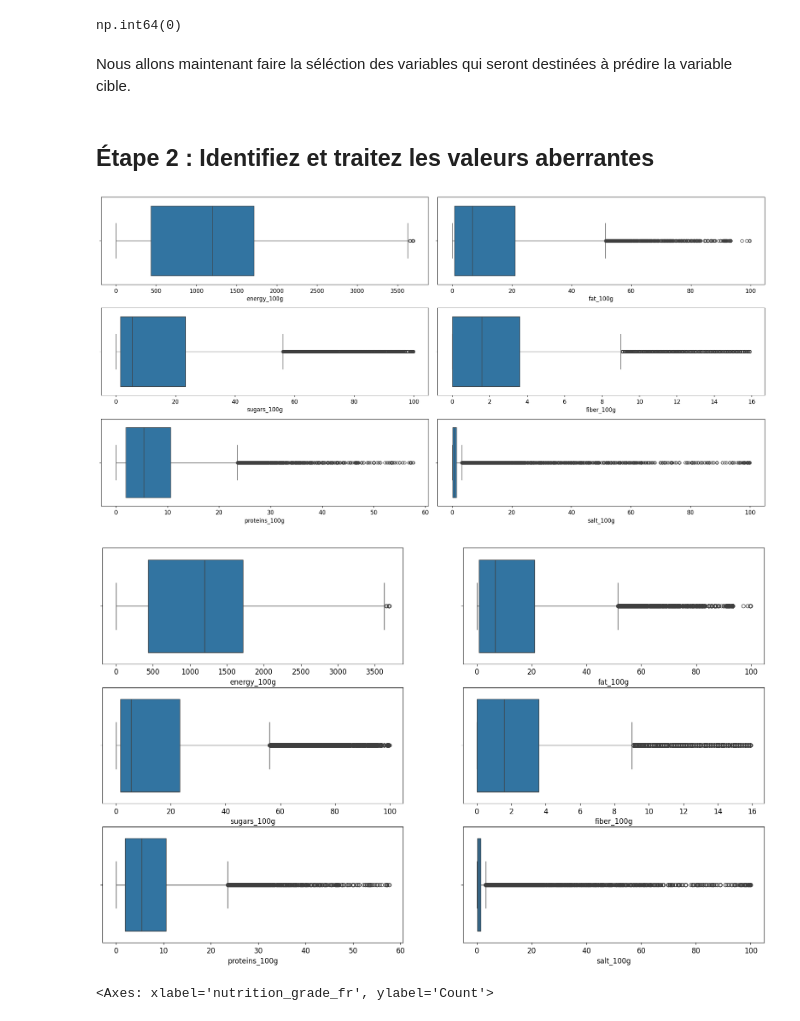
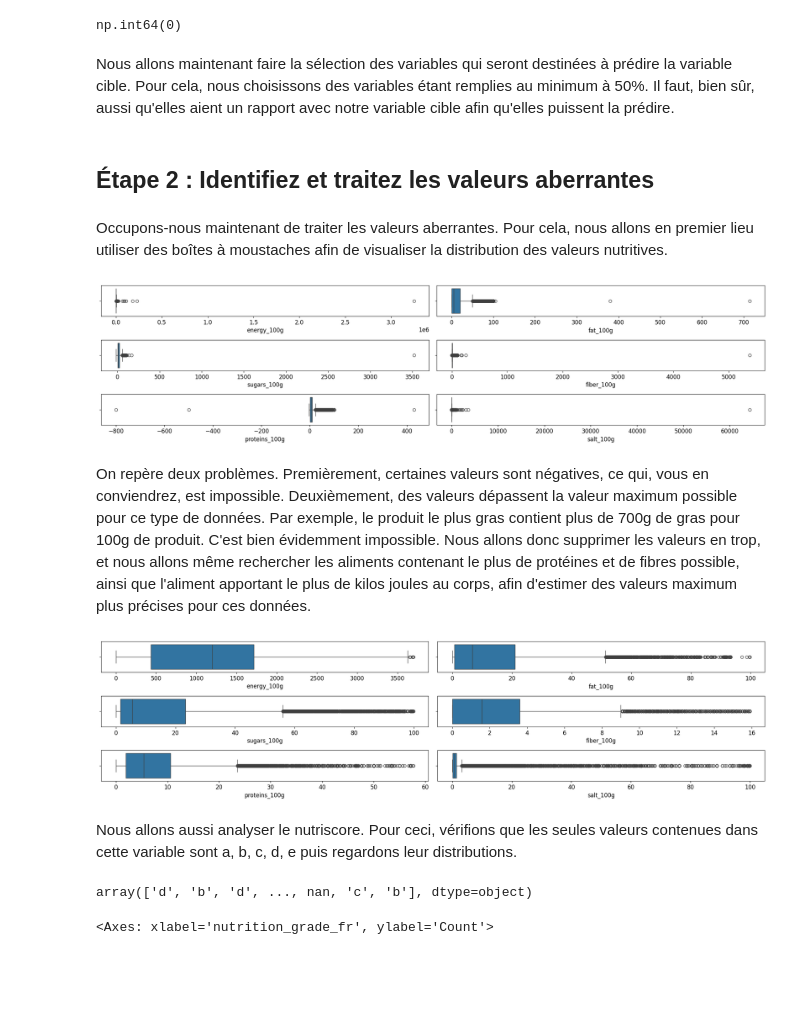
Before and after one commit to tdechanet/IAEngP3, a Jupyter notebook: analyze.ipynb, the cells around one changed output. Cells and saved outputs as stored; diff of their text form; code cells hidden in the pictures; blank space fills up the shorter version.

```diff
--- a/analyze.ipynb
+++ b/analyze.ipynb
@@ -96,7 +104,7 @@ df.duplicated().sum()
 # %% [output]
 np.int64(0)
 # %% [markdown]
-Nous allons maintenant faire la séléction des variables qui seront destinées à prédire la variable cible.
+Nous allons maintenant faire la sélection des variables qui seront destinées à prédire la variable cible. Pour cela, nous choisissons des variables étant remplies au minimum à 50%. Il faut, bien sûr, aussi qu'elles aient un rapport avec notre variable cible afin qu'elles puissent la prédire.
 # %%
 df = df[[
     "brands",
@@ -107,8 +115,7 @@ df = df[[
     "sugars_100g",
     "fiber_100g",
     "proteins_100g",
-    "salt_100g",
-    "nutrition-score-fr_100g"
+    "salt_100g"
 ]]
 # %%
 def features_selection(dataframe):
@@ -131,19 +137,23 @@ def features_selection(dataframe):
     return (dataframe, target)
 # %% [markdown]
 ## Étape 2 : Identifiez et traitez les valeurs aberrantes
+# %% [markdown]
+Occupons-nous maintenant de traiter les valeurs aberrantes. Pour cela, nous allons en premier lieu utiliser des boîtes à moustaches afin de visualiser la distribution des valeurs nutritives.
 # %%
 nutritive_values = ["energy_100g", "fat_100g", "sugars_100g", "fiber_100g", "proteins_100g", "salt_100g"]
 
 plt.rcParams.update({"font.size": 12})
-fig, ax = plt.subplots(3, 2, figsize=(20,10))
+fig, ax = plt.subplots(3, 2, figsize=(20,5))
 
 ax = ax.flatten()
 for i, value in enumerate(nutritive_values[0:len(nutritive_values)]):
     sns.boxplot(data=df, x=value, ax=ax[i])
 
 plt.tight_layout()
 # %% [output]
-[figure, old version]
+[figure, new version]
+# %% [markdown]
+On repère deux problèmes. Premièrement, certaines valeurs sont négatives, ce qui, vous en conviendrez, est impossible. Deuxièmement, des valeurs dépassent la valeur maximum possible pour ce type de données. Par exemple, le produit le plus gras contient plus de 700g de gras pour 100g de produit. C'est bien évidemment impossible. Nous allons donc supprimer les valeurs en trop, et nous allons même rechercher les aliments contenant le plus de protéines et de fibres possible, ainsi que l'aliment apportant le plus de kilos joules au corps, afin d'estimer des valeurs maximum plus précises pour ces données.
 # %%
 df = df.loc[df["energy_100g"] >= 0].loc[df["energy_100g"] < 3700]
 df = df.loc[df["fat_100g"] >= 0].loc[df["fat_100g"] < 100]
@@ -152,14 +162,21 @@ df = df.loc[df["fiber_100g"] >= 0].loc[df["fiber_100g"] < 16]
 df = df.loc[df["proteins_100g"] >= 0].loc[df["proteins_100g"] < 58]
 df = df.loc[df["salt_100g"] >= 0].loc[df["salt_100g"] < 100]
 # %%
-fig, ax = plt.subplots(4, 2, figsize=(20,12))
+fig, ax = plt.subplots(3, 2, figsize=(20,5))
 
 ax = ax.flatten()
 
 for i, value in enumerate(nutritive_values[0:len(nutritive_values)]):
     sns.boxplot(data=df, x=value, ax=ax[i])
+plt.tight_layout()
 # %% [output]
-[figure, old version]
+[figure, new version]
+# %% [markdown]
+Nous allons aussi analyser le nutriscore. Pour ceci, vérifions que les seules valeurs contenues dans cette variable sont a, b, c, d, e puis regardons leur distributions.
+# %%
+df["nutrition_grade_fr"].values
+# %% [output]
+array(['d', 'b', 'd', ..., nan, 'c', 'b'], dtype=object)
 # %%
 df['nutrition_grade_fr'] = pd.Categorical(df['nutrition_grade_fr'], ["a","b","c","d","e"])
 sns.histplot(data=df["nutrition_grade_fr"])
```
Also changed, not shown: parts of 5 cells of this notebook.
